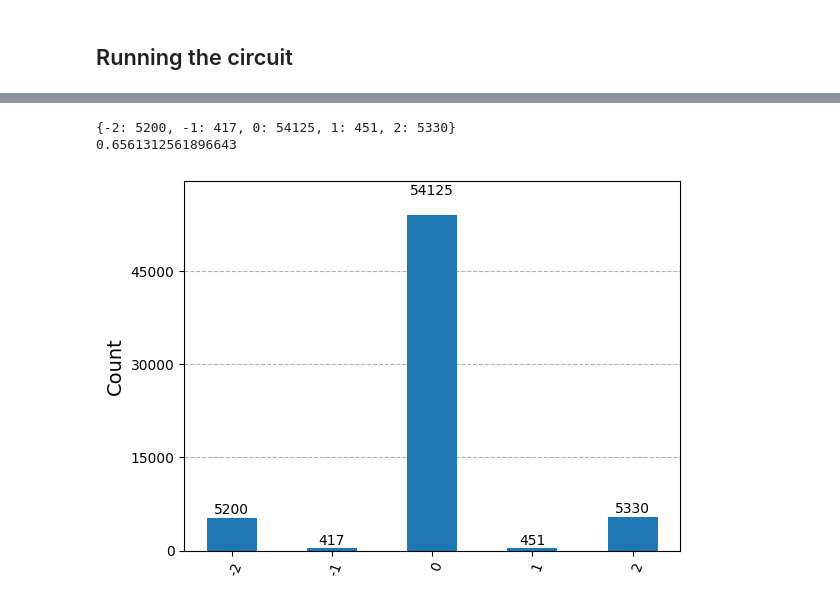
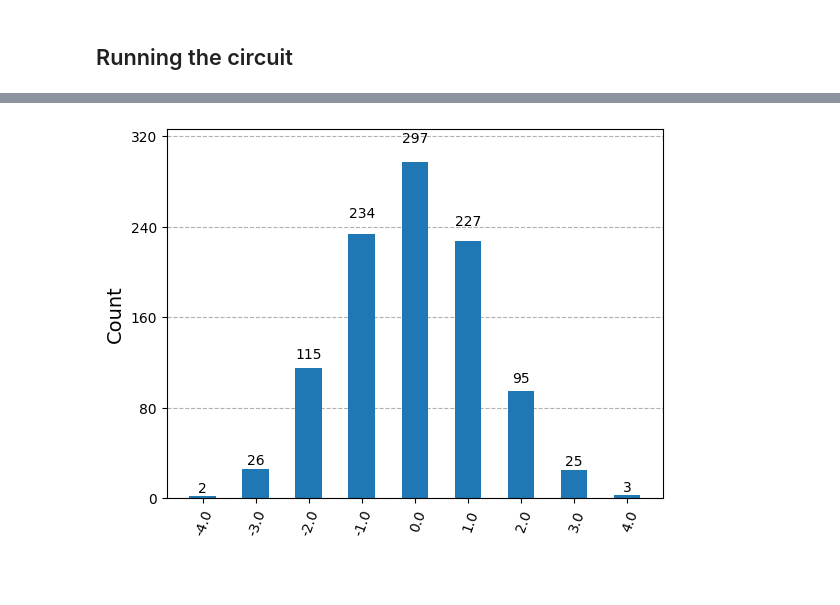
Before and after one commit to gachchami/qsense, a Jupyter notebook: qiskit squeezing.ipynb, the cells around one changed output, grey strips where cells are left out. Drawn from its saved outputs; the diff is of its cells as text; code cells hidden in the pictures; blank space fills up the shorter version.

```diff
--- a/qiskit squeezing.ipynb
+++ b/qiskit squeezing.ipynb
@@ -135,23 +149,17 @@ Let us get a histogram of the circuits.
 # %%
 # CSS
-aer_sim = AerSimulator()
-transpiled = transpile(PMx, aer_sim)
-result = aer_sim.run(transpiled, shots=65536, memory=True).result()
-data = result.get_memory()
-statistics = result.get_counts()
-output_list = []
-for res in data:
-    output_list.append(2-res.count("0"))
-
-output = {i:0 for i in [-2,-1,0,1,2]}
-if "0000" in statistics.keys():
-    output[-2] = statistics["0000"]
-else:
-    output[-2] = 0
-output[-1] = statistics["0001"]+statistics["0010"]+statistics["0100"]+statistics["1000"]
-output[0] = statistics["0011"]+statistics["0101"]+statistics["0110"]+statistics["1001"]+statistics["1010"]+statistics["1100"]
-output[1] = statistics["1110"]+statistics["1101"]+statistics["1011"]+statistics["0001"]
-output[2] = statistics["1111"]
-print(statistics)
-print(output)
-print(variance(output_list))
+def RunCSS(N,dir,shotnumber,output): #output is "var" or "plot"
+    aer_sim = AerSimulator()
+    transpiled = transpile(PM(N,dir), aer_sim)
+    result = aer_sim.run(transpiled, shots=shotnumber, memory=True).result()
+    data = result.get_memory()
+    output_list = []
+    for res in data:
+        output_list.append(N/2-res.count("0"))
+    counts = dict()
+    for item in output_list:
+        counts[item] = counts.get(item, 0) + 1
+    if output == "var":
+        return(variance(output_list))
+    if output == "plot":
+        return(plot_histogram(counts))
@@ -193,27 +165,0 @@ plot_histogram(output)
-# %%
-#SSS, Sy spin (min variance)
-aer_sim2 = AerSimulator()
-transpiled2 = transpile(SPMy, aer_sim2)
-result = aer_sim2.run(transpiled2, shots=65536, memory=True).result()
-data = result.get_memory()
-statistics = result.get_counts()
-output_list = []
-for res in data:
-    output_list.append(2-res.count("0"))
-
-output = {i:0 for i in [-2,-1,0,1,2]}
-output[-2] = statistics["0000"]
-output[-1] = statistics["0001"]+statistics["0010"]+statistics["0100"]+statistics["1000"]
-output[0] = statistics["0011"]+statistics["0101"]+statistics["0110"]+statistics["1001"]+statistics["1010"]+statistics["1100"]
-output[1] = statistics["1110"]+statistics["1101"]+statistics["1011"]+statistics["0001"]
-output[2] = statistics["1111"]
-
-print(output)
-print(variance(output_list))
-# %% [output]
-{-2: 5200, -1: 417, 0: 54125, 1: 451, 2: 5330}
-0.6561312561896643
-# %%
-plot_histogram(output)
-# %% [output]
-[figure, removed]
@@ -219,0 +183,4 @@ plot_histogram(output)
+# %%
+RunCSS(8,1,1024,"plot")
+# %% [output]
+[figure, added]
```
Also changed, not shown: parts of 34 cells of this notebook, 4 other files.
